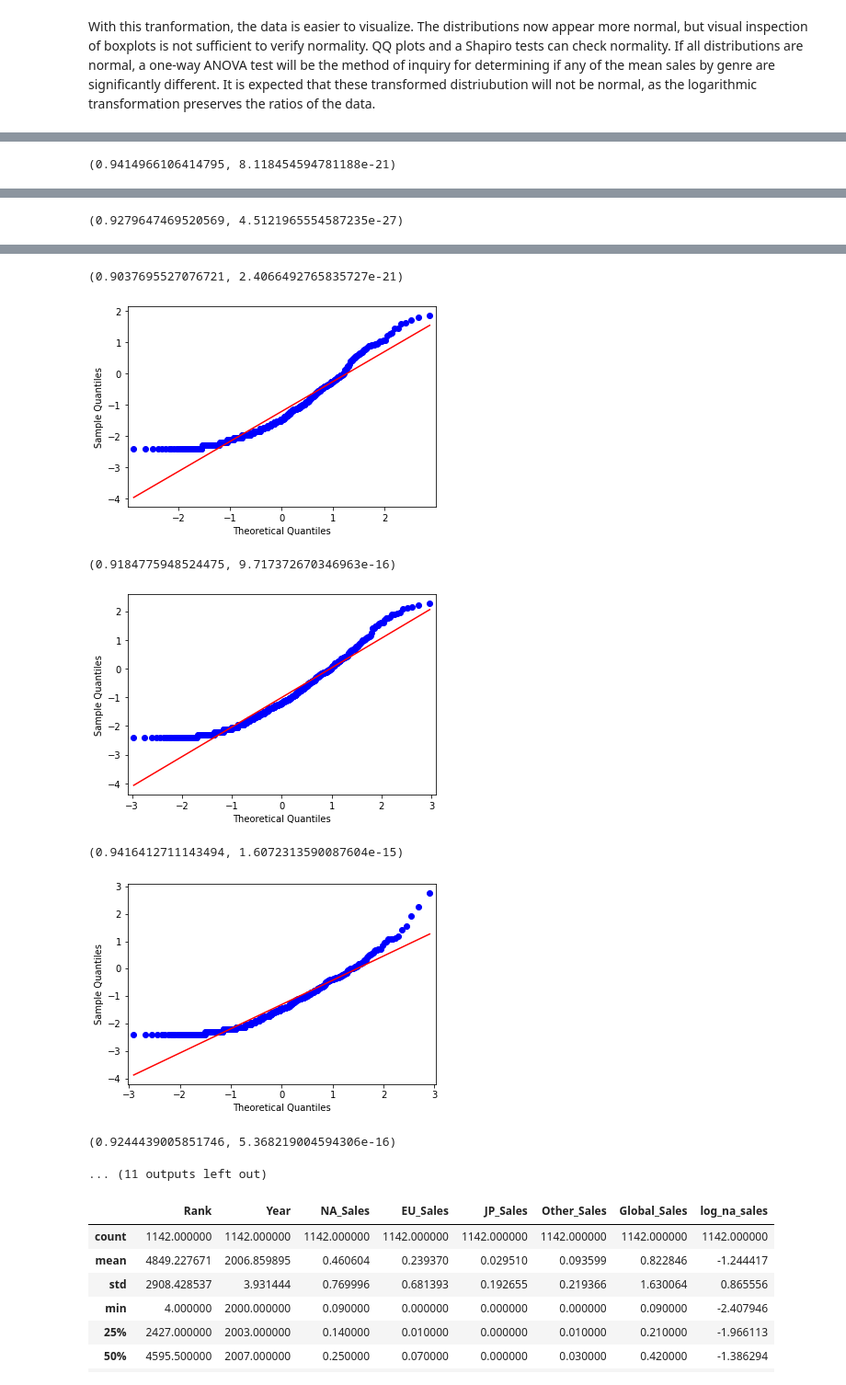
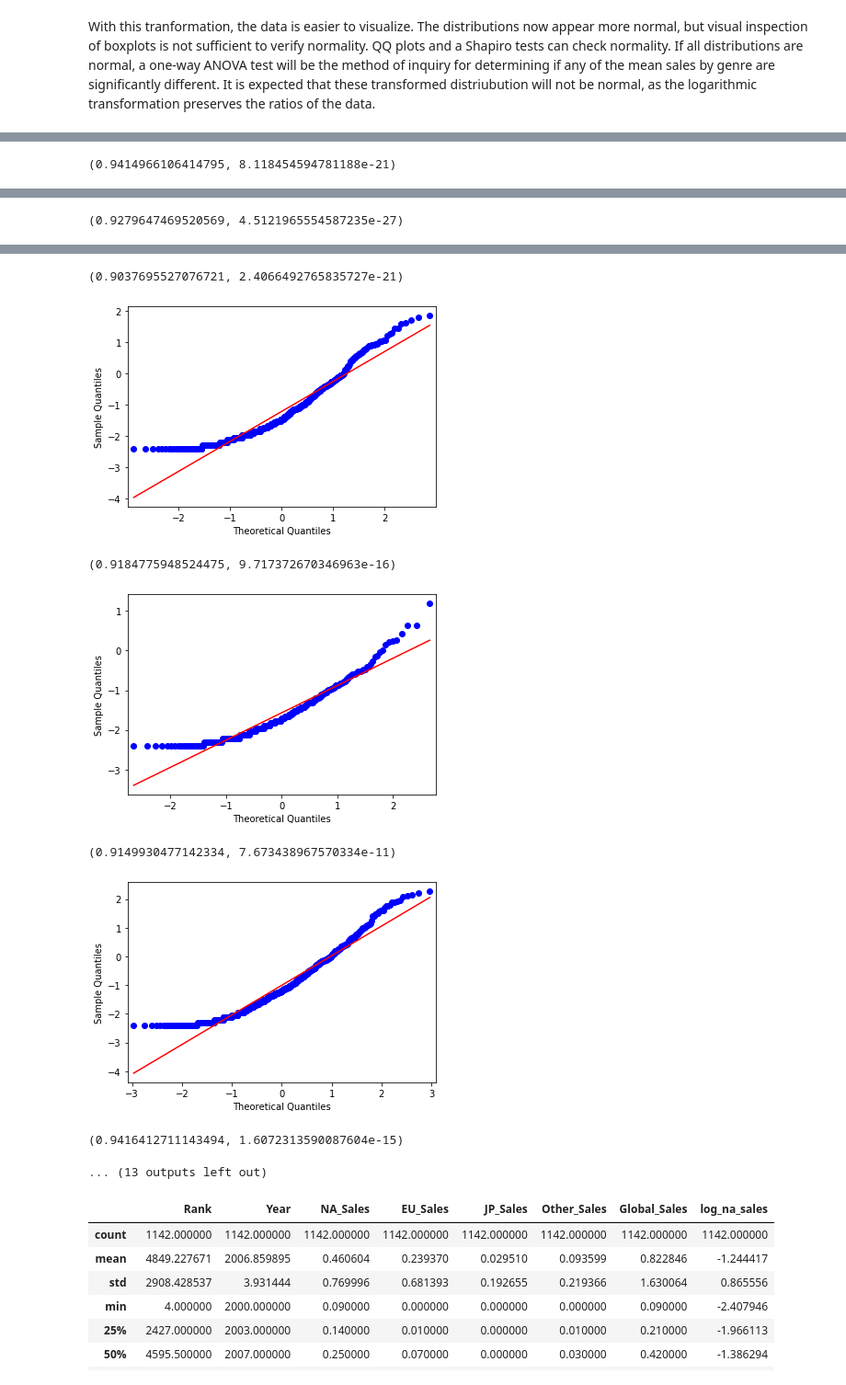
Before and after one commit to DJGump/game_sales_analysis, a Jupyter notebook: vg_sales_analysis_testing_dgump.ipynb, the cells around one changed output, grey strips where cells are left out. Shown at 92% size. Cells and saved outputs as stored; diff of their text form; code cells hidden in the pictures.

```diff
--- a/vg_sales_analysis_testing_dgump.ipynb
+++ b/vg_sales_analysis_testing_dgump.ipynb
@@ -269,7 +271,7 @@ sports = vg_00_10[vg_00_10["Genre"] == "Sports"]
 action = vg_00_10[vg_00_10["Genre"] == "Action"]
 misc = vg_00_10[vg_00_10["Genre"] == "Misc"]
 rpg = vg_00_10[vg_00_10["Genre"] == "Role-Playing"]
-adventure = vg_00_10[vg_00_10["Genre"] == "Adevnture"]
+adventure = vg_00_10[vg_00_10["Genre"] == "Adventure"]
 shooter = vg_00_10[vg_00_10["Genre"] == "Shooter"]
 racing = vg_00_10[vg_00_10["Genre"] == "Racing"]
 sim = vg_00_10[vg_00_10["Genre"] == "Simulation"]
@@ -283,39 +285,39 @@ puzzle = vg_00_10[vg_00_10["Genre"] == "Puzzle"]
 genres = (
     sports,
     action,
     misc,
     rpg,
-    # adventure,
+    adventure,
     shooter,
     racing,
     sim,
     platform,
     fighting,
     strategy,
     puzzle,
 )
 
 
 # create a qq plot for each genre
 for genre in genres:
     qqplot(genre["log_na_sales"], line="s")
     # plt.title(genre.Genre.)
     plt.show()
     print(stats.shapiro(genre["log_na_sales"]))
 # %% [output]
 [figure]
 (0.9414966106414795, 8.118454594781188e-21)
 [figure]
 (0.9279647469520569, 4.5121965554587235e-27)
 [figure]
 (0.9037695527076721, 2.4066492765835727e-21)
 [figure]
 (0.9184775948524475, 9.717372670346963e-16)
-[figure, old version]
+[figure, new version]
-(0.9416412711143494, 1.6072313590087604e-15)
+(0.9149930477142334, 7.673438967570334e-11)
-[figure, old version]
+[figure, new version]
-(0.9244439005851746, 5.368219004594306e-16)
+(0.9416412711143494, 1.6072313590087604e-15)
-... (11 outputs left out)
+... (13 outputs left out)
 # %%
 sports.describe()
 # %% [output]
```
Also changed, not shown: parts of 6 cells of this notebook.
